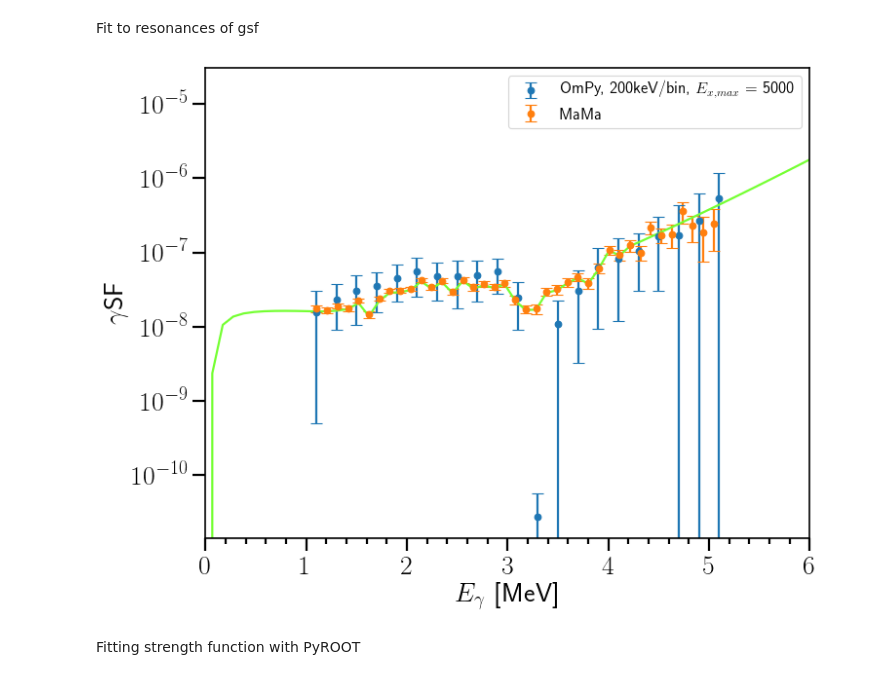
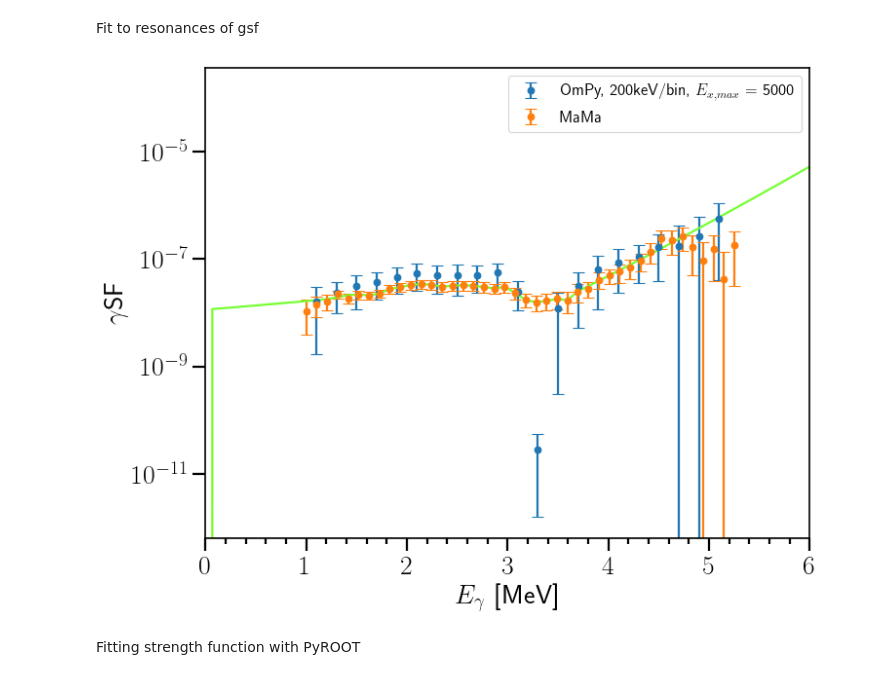
Before and after one commit to tellefs/MasterThesis, a Jupyter notebook: plotting/analysis_plots.ipynb, the cells around one changed output. Saved outputs shown, nothing was run; the diff lists cells and outputs as text; code cells hidden in the pictures.

```diff
--- a/plotting/analysis_plots.ipynb
+++ b/plotting/analysis_plots.ipynb
@@ -42,11 +40,11 @@ Import $\gamma$SF and NLD from Oslo Method
 #reading files
 
 #My normalization
-#strength_nrm = np.genfromtxt("../analysis/mama/strength.nrm") #experimental gamma strength function
-#discrete_levels = np.genfromtxt("../analysis/mama/rholev.cnt") #Discrete levels
-#rhopaw = np.genfromtxt("../analysis/mama/rhopaw.cnt") #experimental level density
-#fermigas = np.genfromtxt("../analysis/mama/fermigas.cnt") #fermi gas extrapolation of nld
-#trans_raw = np.genfromtxt("../analysis/mama/transext.nrm") #gsf extrapolation
+strength_nrm = np.genfromtxt("../analysis/mama/strength.nrm") #experimental gamma strength function
+discrete_levels = np.genfromtxt("../analysis/mama/rholev.cnt") #Discrete levels
+rhopaw = np.genfromtxt("../analysis/mama/rhopaw.cnt") #experimental level density
+fermigas = np.genfromtxt("../analysis/mama/fermigas.cnt") #fermi gas extrapolation of nld
+trans_raw = np.genfromtxt("../analysis/mama/transext.nrm") #gsf extrapolation
 
 #Magne's normalization
 #strength_nrm = np.genfromtxt("../analysis/mama/U233_12jan2021/U233_dRhoup/strength.nrm") #experimental gamma strength function
@@ -56,11 +54,11 @@ Import $\gamma$SF and NLD from Oslo Method
 #trans_raw = np.genfromtxt("../analysis/mama/U233_12jan2021/U233_dRhoup/transext.nrm") #gsf extrapolation
 
 #Magne's Normalization
-strength_nrm = np.genfromtxt("../analysis/mama/U233_12jan2021/U233/strength.nrm") #experimental gamma strength function
-discrete_levels = np.genfromtxt("../analysis/mama/U233_12jan2021/U233/rholev.cnt") #Discrete levels
-rhopaw = np.genfromtxt("../analysis/mama/U233_12jan2021/U233/rhopaw.cnt") #experimental level density
-fermigas = np.genfromtxt("../analysis/mama/U233_12jan2021/U233/fermigas.cnt") #fermi gas extrapolation of nld
-trans_raw = np.genfromtxt("../analysis/mama/U233_12jan2021/U233/transext.nrm") #gsf extrapolation
+#strength_nrm = np.genfromtxt("../analysis/mama/U233_12jan2021/U233/strength.nrm") #experimental gamma strength function
+#discrete_levels = np.genfromtxt("../analysis/mama/U233_12jan2021/U233/rholev.cnt") #Discrete levels
+#rhopaw = np.genfromtxt("../analysis/mama/U233_12jan2021/U233/rhopaw.cnt") #experimental level density
+#fermigas = np.genfromtxt("../analysis/mama/U233_12jan2021/U233/fermigas.cnt") #fermi gas extrapolation of nld
+#trans_raw = np.genfromtxt("../analysis/mama/U233_12jan2021/U233/transext.nrm") #gsf extrapolation
 
 #splitting arrays into data and errors
 strength_nrm_split = np.array_split(strength_nrm,2)
@@ -128,10 +126,11 @@ fig.show()
 # %% [markdown]
 Import $\gamma$SF and NLD from OmPy
 # %%
-def read_ompy(path):
+def read_ompy(datetime):
     """
     Read data from read_write_ompy() function in OmPy analysis.
     """
+    path = '../analysis/OmPy/normalized_data/U233_2021-'+datetime+'/data_for_analysis.csv'
     dataFrame = pd.read_csv(path)
 
     energy_gsf = dataFrame.iloc[:,1]
@@ -434,30 +433,30 @@ def FitPygmy(x, par):
 # %%
 fig, ax = plt.subplots()
 
 
 #extract ompy data via function above
-path = '../analysis/OmPy/normalized_data/U233_2021-01-20_11:19:13/data_for_analysis.csv'
-energy_gsf_ompy, gsf_ompy_median, gsf_ompy_error, energy_nld_ompy, nld_ompy_median, nld_ompy_error = read_ompy(path)
+datetime = '01-21_12:12:50'
+energy_gsf_ompy, gsf_ompy_median, gsf_ompy_error, energy_nld_ompy, nld_ompy_median, nld_ompy_error = read_ompy(datetime)
 ax.errorbar(x=energy_gsf_ompy, y=gsf_ompy_median, yerr=gsf_ompy_error, marker='o', linestyle='', label='OmPy, 200keV/bin, $E_{x, max}$ = 5000')
 
 #mama-analysis
 ax.errorbar(x=energy_gsf_om, y=gsf_om, yerr=gsf_om_error, marker='o', linestyle='', label='MaMa')
 
 #extrapolation from mama-analysis
 plt.plot(energy_gsf_extrapolation[:80], gsf_extrapolation[:80], color="#75FF33")
 
 #ax.set_ylim(1e-9, 1e-6)
 ax.set_xlim(0, 6)
 ax.set_yscale('log')
 ax.yaxis.set_minor_locator(AutoMinorLocator())
 ax.xaxis.set_minor_locator(AutoMinorLocator())
 ax.set_xlabel('$E_\gamma$  [MeV]')
 ax.set_ylabel('$\gamma$SF')
 ax.legend(fontsize=15)
 
 fig.show()
 # %% [output]
-[figure, old version]
+[figure, new version]
 # %% [markdown]
 Fitting strength function with PyROOT
 # %%
```
Also changed, not shown: parts of 5 cells of this notebook.
